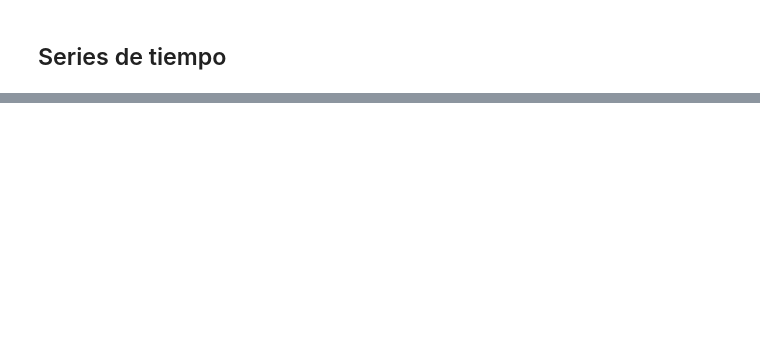
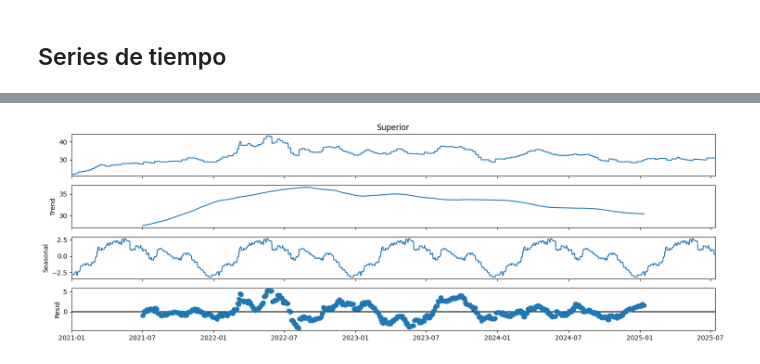
Before and after one commit to DanielRasho/DS-Lab1, a Jupyter notebook: report.ipynb, the cells around one changed output, grey strips where cells are left out. Cells and saved outputs as stored; diff of their text form; code cells hidden in the pictures; blank space fills up the shorter version.

```diff
--- a/report.ipynb
+++ b/report.ipynb
@@ -205,10 +222,2 @@ Year 2021
 # %% [markdown]
 ## Series de tiempo
-# %%
-df_final.index = pd.to_datetime(df_final.index)
-
-# Filtrar test: todo el año 2025
-test_gas = df_final[df_final.index.year == 2025]
-
-# Filtrar train: todo antes de 2025
-train_gas = df_final[df_final.index.year < 2025]
@@ -235,0 +238,5 @@ plt.show()
+# %%
+descomposicion = seasonal_decompose(df_final["Superior"], period=365)
+descomposicion.plot();
+# %% [output]
+[figure, added]
```
Also changed, not shown: parts of 135 cells of this notebook.
